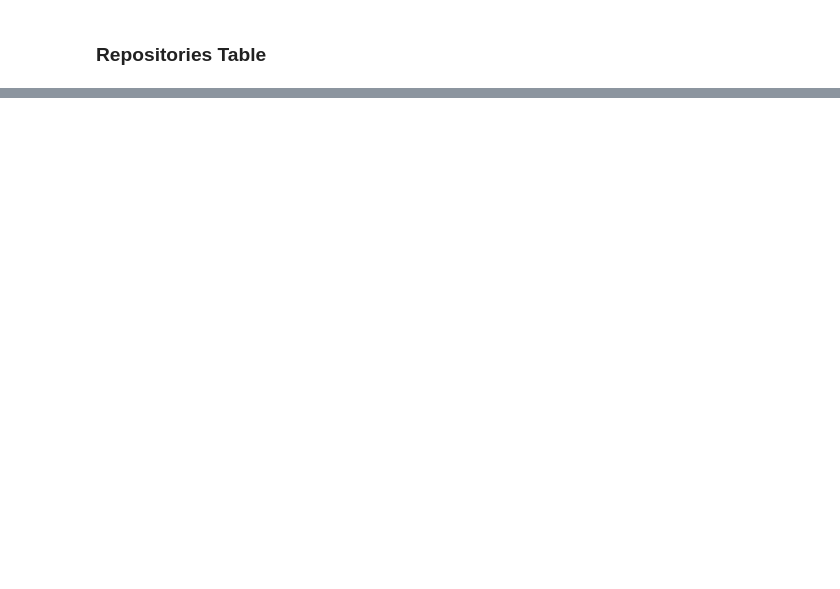
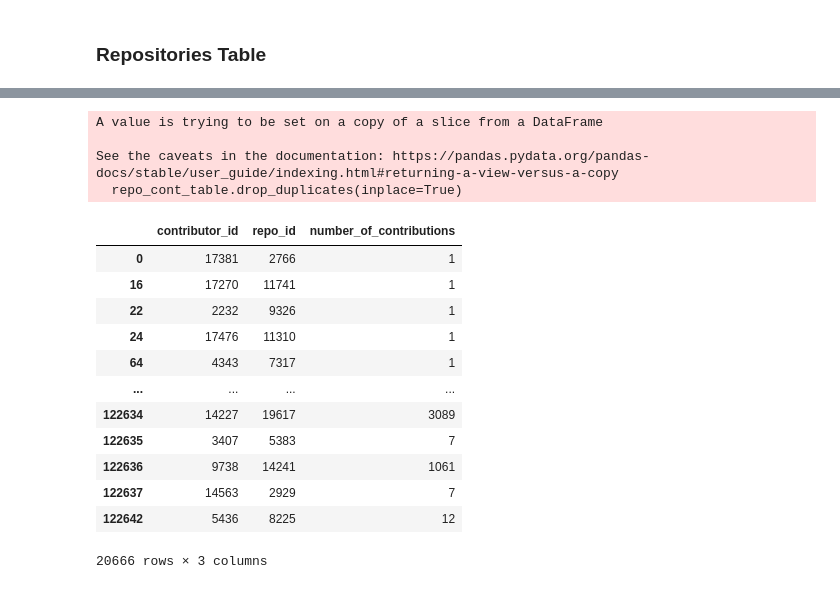
Before and after one commit to elouardyabderrahim/Mod-lisation-stockage-donn-es-gitHub-, a Jupyter notebook: github_db.ipynb, the cells around one changed output, grey strips where cells are left out. Saved outputs shown, nothing was run; the diff lists cells and outputs as text; code cells hidden in the pictures; blank space fills up the shorter version.

```diff
--- a/github_db.ipynb
+++ b/github_db.ipynb
@@ -548,0 +721,23 @@ df_Owners_table.drop_duplicates(inplace=True)
+# %%
+repo_cont_table.drop_duplicates(inplace=True)
+# %% [output]
+A value is trying to be set on a copy of a slice from a DataFrame
+
+See the caveats in the documentation: https://pandas.pydata.org/pandas-docs/stable/user_guide/indexing.html#returning-a-view-versus-a-copy
+  repo_cont_table.drop_duplicates(inplace=True)
+# %%
+repo_cont_table
+# %% [output]
+|  | contributor_id | repo_id | number_of_contributions |
+| 0 | 17381 | 2766 | 1 |
+| 16 | 17270 | 11741 | 1 |
+| 22 | 2232 | 9326 | 1 |
+| 24 | 17476 | 11310 | 1 |
+| 64 | 4343 | 7317 | 1 |
+| ... | ... | ... | ... |
+| 122634 | 14227 | 19617 | 3089 |
+| 122635 | 3407 | 5383 | 7 |
+| 122636 | 9738 | 14241 | 1061 |
+| 122637 | 14563 | 2929 | 7 |
+| 122642 | 5436 | 8225 | 12 |
+20666 rows × 3 columns
```
Also changed, not shown: parts of 29 cells of this notebook, 4 other files.
